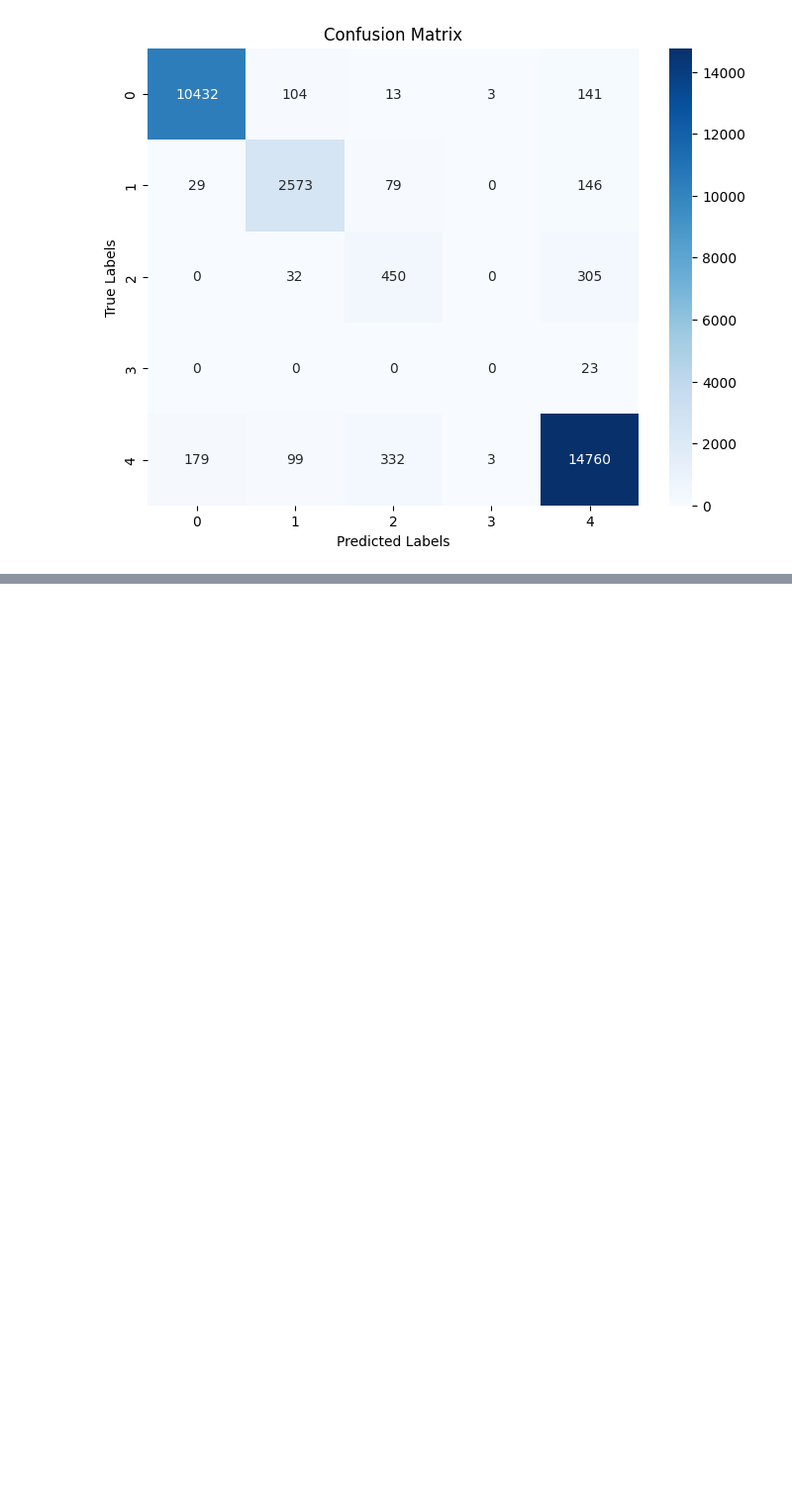
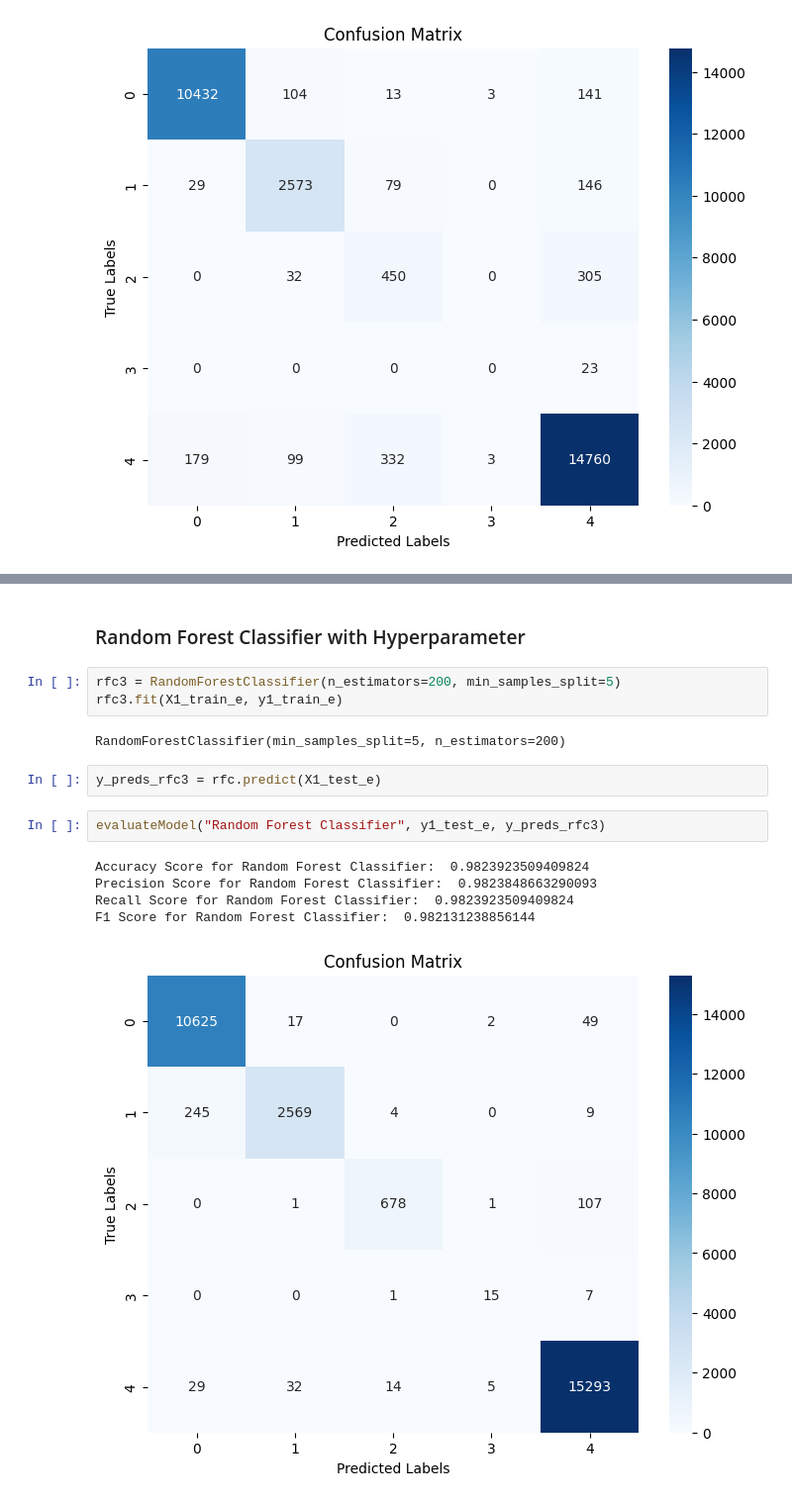
Before and after one commit to AkashKalme/NIDS-using-ML, a Jupyter notebook: NIDS_ML.ipynb, the cells around one changed output, grey strips where cells are left out. Shown at 99% size. Saved outputs shown, nothing was run; the diff lists cells and outputs as text; blank space fills up the shorter version.

```diff
--- a/NIDS_ML.ipynb
+++ b/NIDS_ML.ipynb
@@ -728,0 +783,17 @@ temp_y1_test = y_test
+# %% [markdown]
+### Random Forest Classifier with Hyperparameter
+# %%
+rfc3 = RandomForestClassifier(n_estimators=200, min_samples_split=5)
+rfc3.fit(X1_train_e, y1_train_e)
+# %% [output]
+RandomForestClassifier(min_samples_split=5, n_estimators=200)
+# %%
+y_preds_rfc3 = rfc.predict(X1_test_e)
+# %%
+evaluateModel("Random Forest Classifier", y1_test_e, y_preds_rfc3)
+# %% [output]
+Accuracy Score for Random Forest Classifier:  0.9823923509409824
+Precision Score for Random Forest Classifier:  0.9823848663290093
+Recall Score for Random Forest Classifier:  0.9823923509409824
+F1 Score for Random Forest Classifier:  0.982131238856144
+[figure, added]
```
Also changed, not shown: parts of 25 cells of this notebook.
